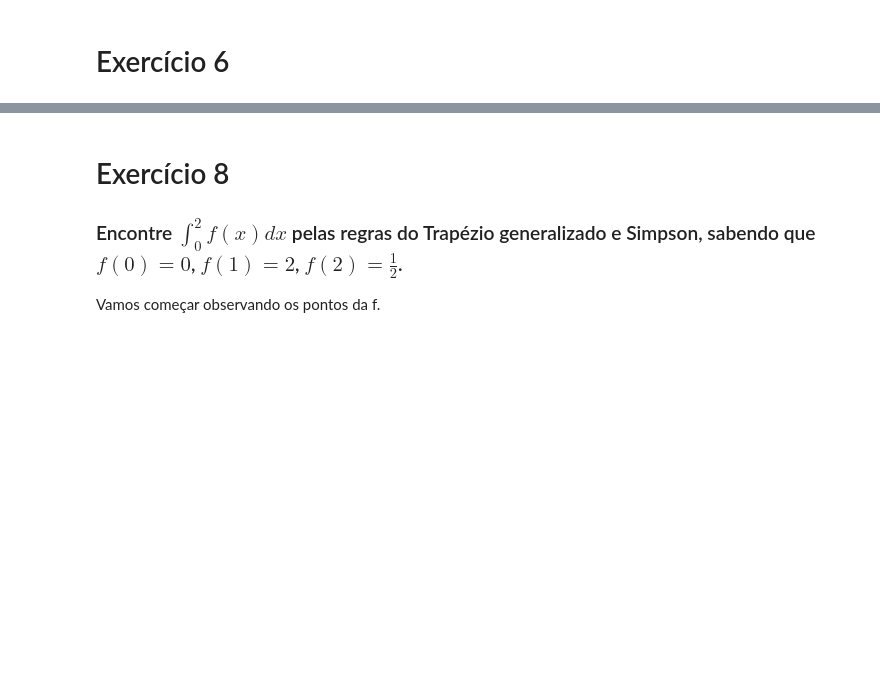
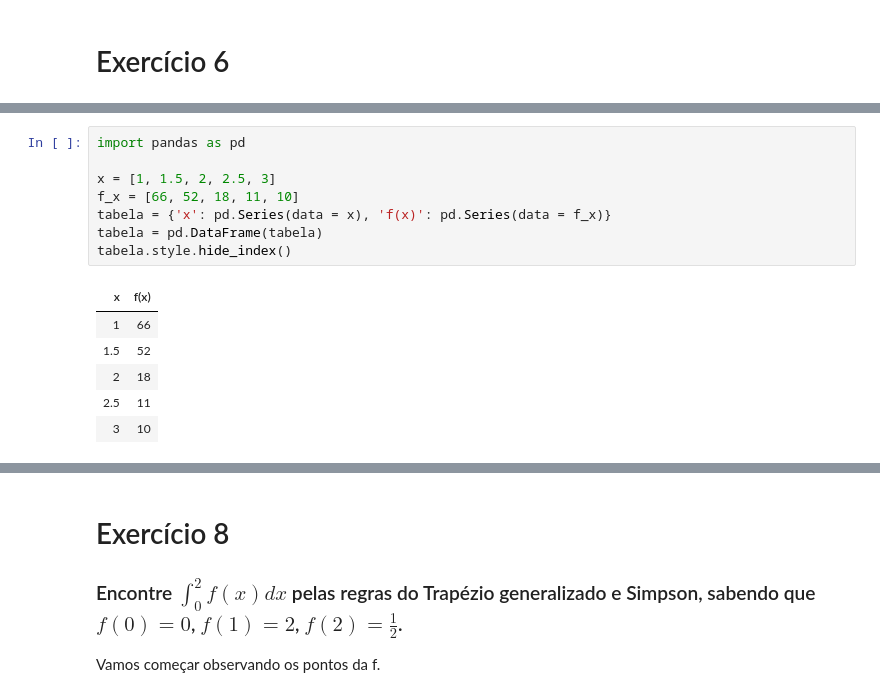
Before and after one commit to edumangabeira/AulasENCE, a Jupyter notebook: Lista1_Parte2_Calc3.ipynb, the cells around one changed output, grey strips where cells are left out. Drawn from its saved outputs; the diff is of its cells as text; blank space fills up the shorter version.

```diff
--- a/Lista1_Parte2_Calc3.ipynb
+++ b/Lista1_Parte2_Calc3.ipynb
@@ -641,0 +678,15 @@ Tentei criar um algoritmo que obtenha as diferenças divididas, mas não deu cer
+# %%
+import pandas as pd
+
+x = [1, 1.5, 2, 2.5, 3]
+f_x = [66, 52, 18, 11, 10]
+tabela = {'x': pd.Series(data = x), 'f(x)': pd.Series(data = f_x)}
+tabela = pd.DataFrame(tabela)
+tabela.style.hide_index()
+# %% [output]
+| x | f(x) |
+| 1 | 66 |
+| 1.5 | 52 |
+| 2 | 18 |
+| 2.5 | 11 |
+| 3 | 10 |
```
Also changed, not shown: parts of 25 cells of this notebook.
